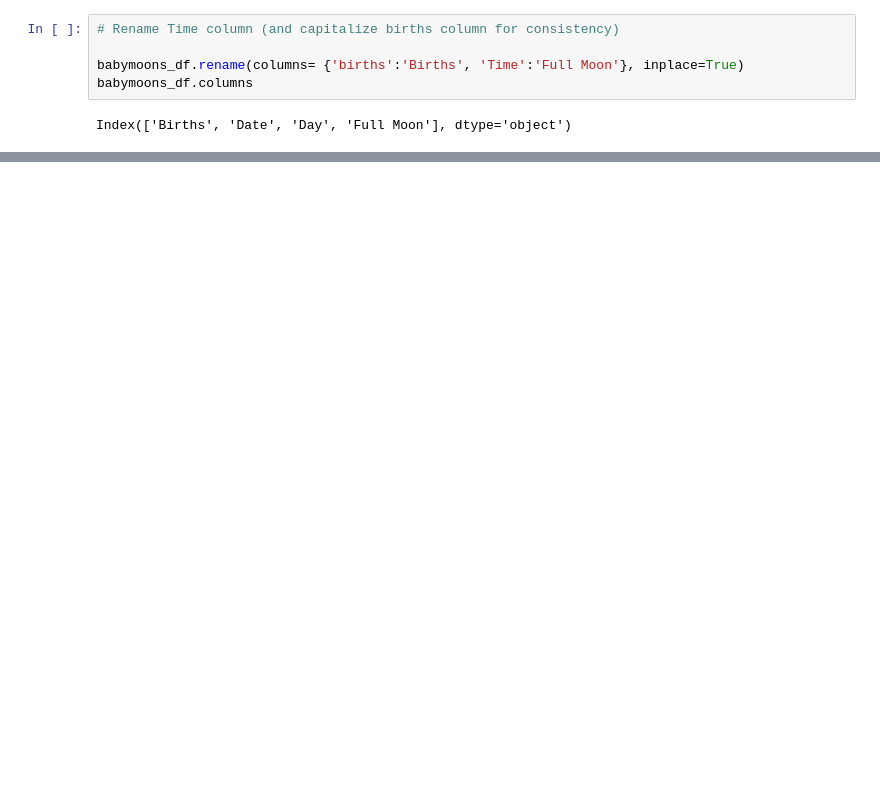
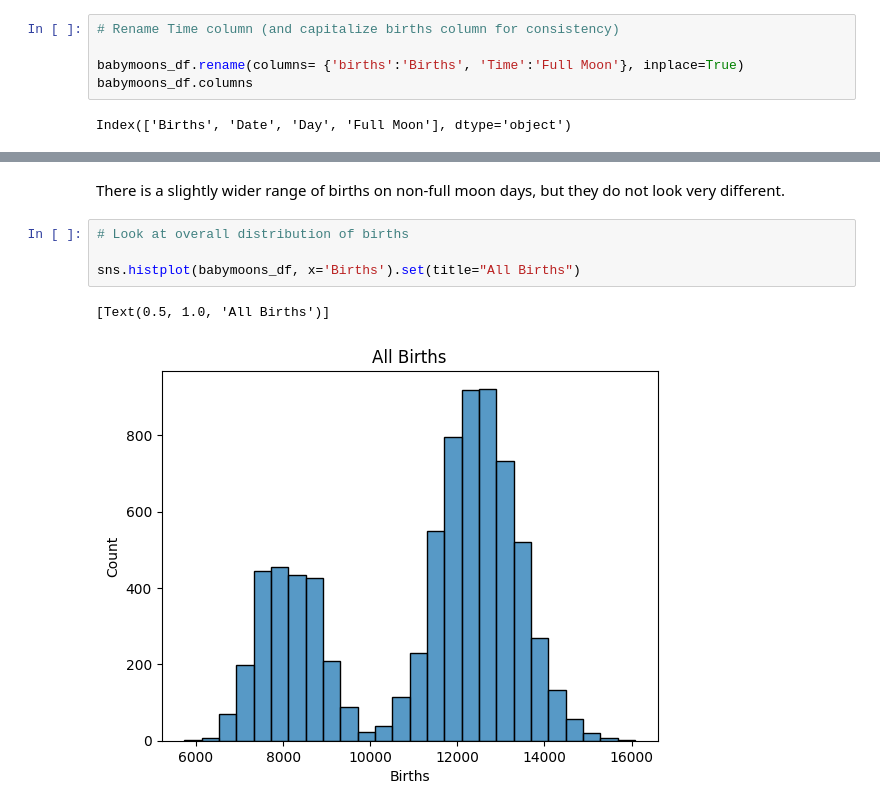
Before and after one commit to alisonkhill/babymoon, a Jupyter notebook: main.ipynb, the cells around one changed output, grey strips where cells are left out. Cells and saved outputs as stored; diff of their text form; blank space fills up the shorter version.

```diff
--- a/main.ipynb
+++ b/main.ipynb
@@ -368 +300,10 @@ babymoons_df.groupby('Full Moon').agg({'Births': ['mean', 'median']}).round(2)
+# %% [markdown]
+There is a slightly wider range of births on non-full moon days, but they do not look very different.
+# %%
+# Look at overall distribution of births
+
+sns.histplot(babymoons_df, x='Births').set(title="All Births")
+# %% [output]
+[Text(0.5, 1.0, 'All Births')]
+[figure, added]
 # %%
```
Also changed, not shown: parts of 21 cells of this notebook.
